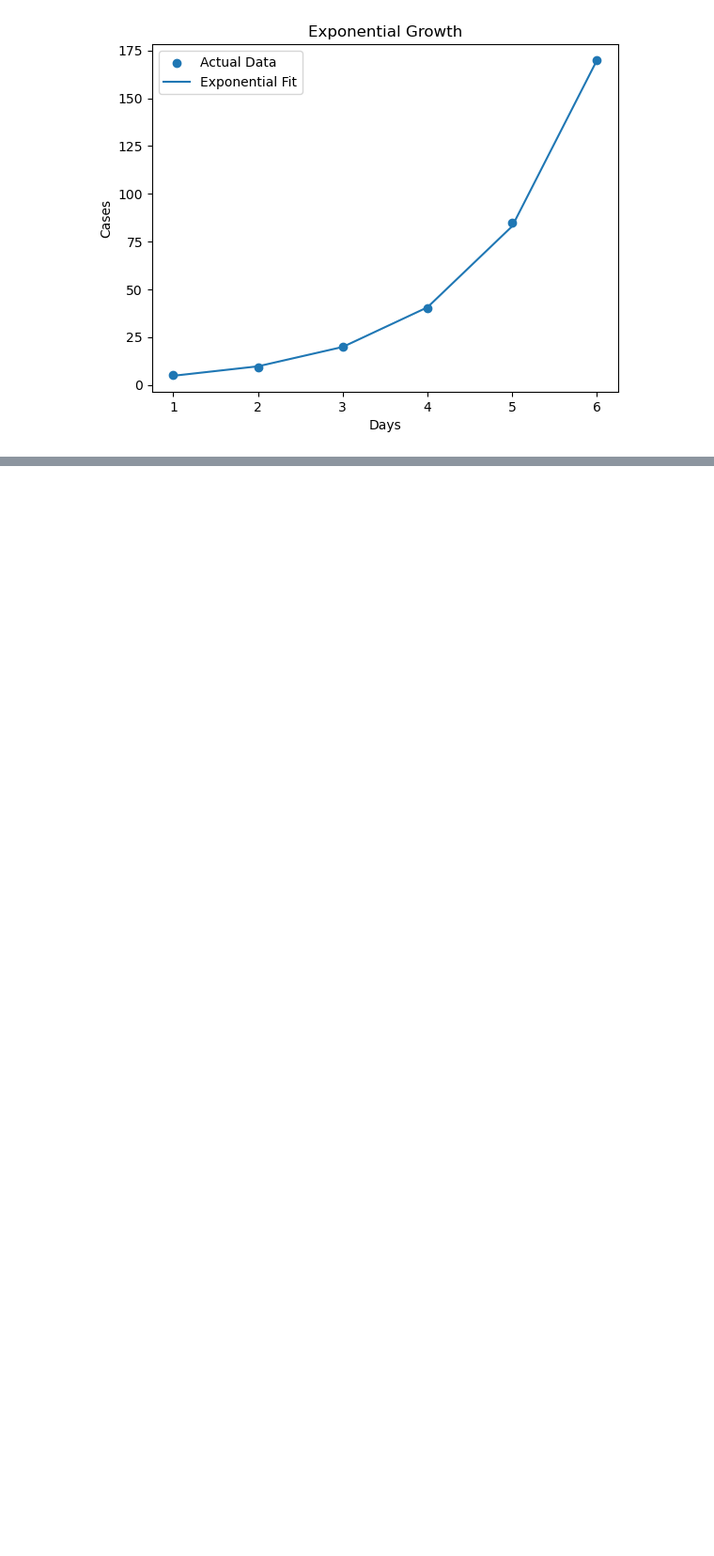
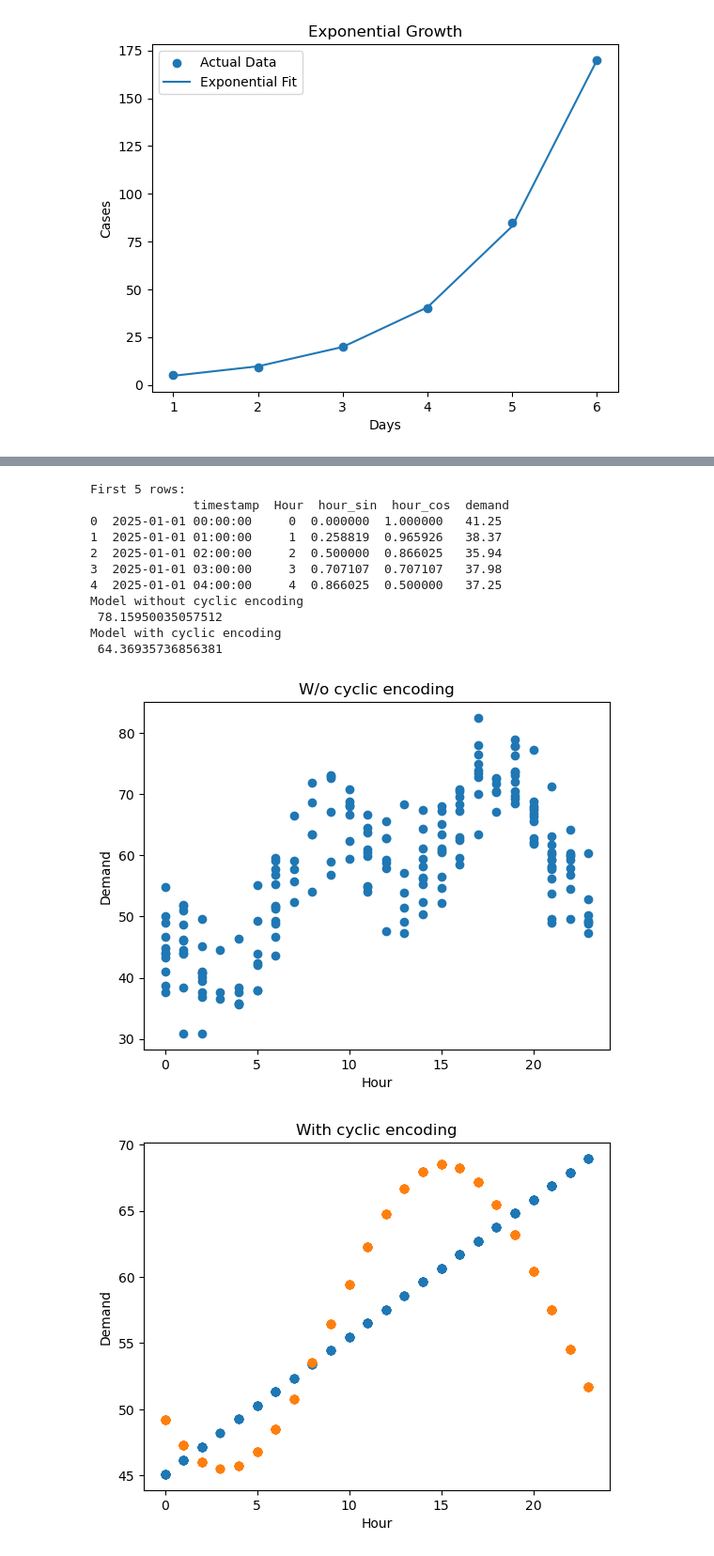
Before and after one commit to talibuilds/Samsung-Innovation, a Jupyter notebook: Function.ipynb, the cells around one changed output, grey strips where cells are left out. Shown at 94% size. Saved outputs shown, nothing was run; the diff lists cells and outputs as text; code cells hidden in the pictures; blank space fills up the shorter version.

```diff
--- a/Function.ipynb
+++ b/Function.ipynb
@@ -181,0 +210,69 @@ plt.show()
+# %%
+import pandas as pd
+import matplotlib.pyplot as plt
+import numpy as np
+from sklearn.model_selection import train_test_split
+from sklearn.linear_model import LinearRegression
+from sklearn.metrics import mean_squared_error
+
+df = pd.read_csv("cyclic_feature_dataset.csv")
+
+print("First 5 rows:\n", df.head())
+x1 = df[["Hour"]]
+y = df[["demand"]]
+
+x2 = df[["hour_sin", "hour_cos"]]
+
+x1_train, x1_test, y_train, y_test = train_test_split(x1, y, test_size = 0.2, random_state = 42)
+x2_train, x2_test, y_train, y_test = train_test_split(x2, y, test_size = 0.2, random_state = 42)
+
+model1 = LinearRegression()
+model1.fit(x1_train, y_train)
+model2 = LinearRegression()
+model2.fit(x2_train, y_train)
+
+y_pred1 = model1.predict(x1_test)
+y_pred2 = model2.predict(x2_test)
+
+
+mse1 = mean_squared_error(y_test, y_pred1)
+mse2 = mean_squared_error(y_test, y_pred2)
+
+print("Model without cyclic encoding \n", mse1)
+print("Model with cyclic encoding \n", mse2)
+
+
+
+# visualization
+plt.figure()
+plt.scatter(x1_test, y_test)
+plt.title("W/o cyclic encoding")
+
+plt.xlabel("Hour")
+plt.ylabel("Demand")   # fixed typo (ylable → ylabel)
+plt.show()
+
+
+plt.figure()
+plt.scatter(x1_test, y_pred1)
+plt.scatter(x1_test, y_pred2)   # fixed (x2_test → x1_test for plotting vs hour)
+
+plt.title("With cyclic encoding")
+
+plt.xlabel("Hour")
+plt.ylabel("Demand")   # fixed typo
+plt.show()
+# %% [output]
+First 5 rows:
+              timestamp  Hour  hour_sin  hour_cos  demand
+0  2025-01-01 00:00:00     0  0.000000  1.000000   41.25
+1  2025-01-01 01:00:00     1  0.258819  0.965926   38.37
+2  2025-01-01 02:00:00     2  0.500000  0.866025   35.94
+3  2025-01-01 03:00:00     3  0.707107  0.707107   37.98
+4  2025-01-01 04:00:00     4  0.866025  0.500000   37.25
+Model without cyclic encoding
+ 78.15950035057512
+Model with cyclic encoding
+ 64.36935736856381
+[figure, added]
+[figure, added]
```
Also changed, not shown: parts of 4 cells of this notebook, 2 other files.
